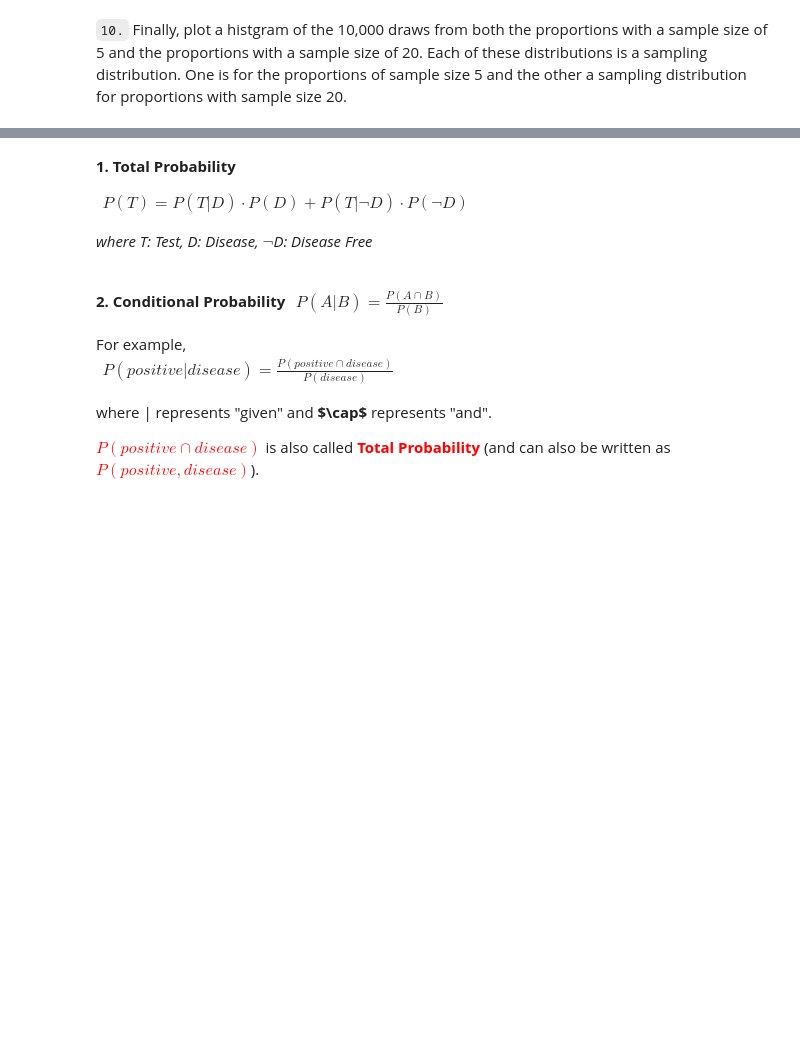
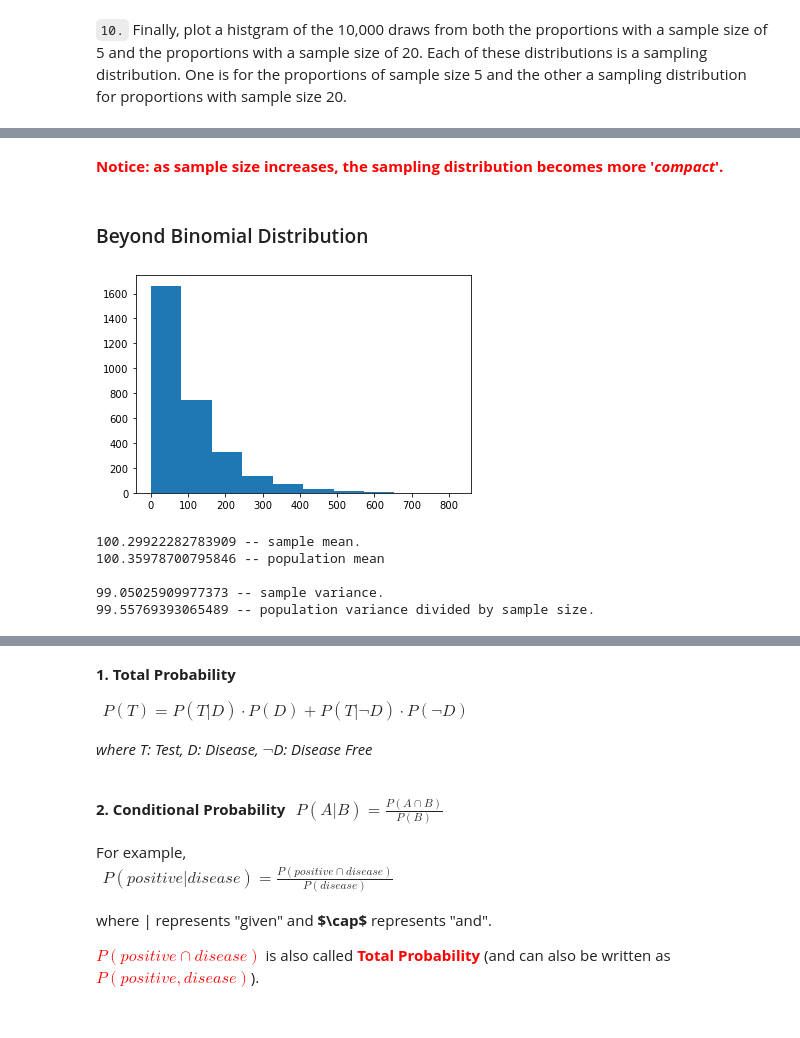
Before and after one commit to Alex-YuZ/Statistics-using-python, a Jupyter notebook: Inferential_Statistics.ipynb, the cells around one changed output, grey strips where cells are left out. Drawn from its saved outputs; the diff is of its cells as text; code cells hidden in the pictures; blank space fills up the shorter version.

Commit message:
refactor: Update codes in demo of sampling distribution for readibility.

```diff
--- a/Inferential_Statistics.ipynb
+++ b/Inferential_Statistics.ipynb
@@ -388,0 +425,31 @@ _ = plt.ylabel("Count")
+# %% [markdown]
+<font color='red'>**Notice: as sample size increases, the sampling distribution becomes more '___compact___'.**</font>
+# %% [markdown]
+### Beyond Binomial Distribution
+# %%
+np.random.seed(42)
+
+# Generate data from gamma distribution
+pop_data = np.random.gamma(1,100, 3000)
+
+plt.hist(pop_data);
+# %% [output]
+[figure, added]
+# %%
+sample_size = 100
+
+samples_n = np.array([np.random.choice(pop_data, sample_size, replace=True).mean() for _ in range(10000)])
+
+mean_samples_n = samples_n.mean()
+mean_pop = pop_data.mean()
+var_pop = pop_data.var()
+
+print("{} -- sample mean.\n{} -- population mean\n".format(mean_samples_n, mean_pop))
+print("{} -- sample variance.\n{} -- population variance divided by sample size.\n".format(samples_n.var(), \
+                                                                                           var_pop/sample_size))
+# %% [output]
+100.29922282783909 -- sample mean.
+100.35978700795846 -- population mean
+
+99.05025909977373 -- sample variance.
+99.55769393065489 -- population variance divided by sample size.
```
Also changed, not shown: parts of 30 cells of this notebook.
